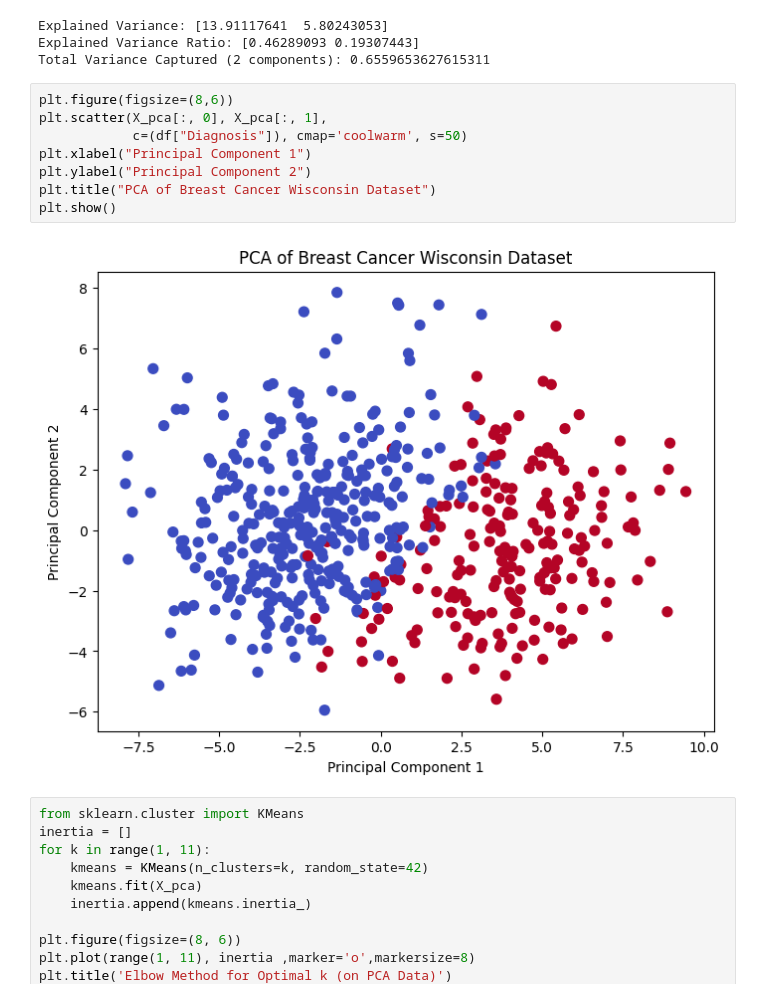
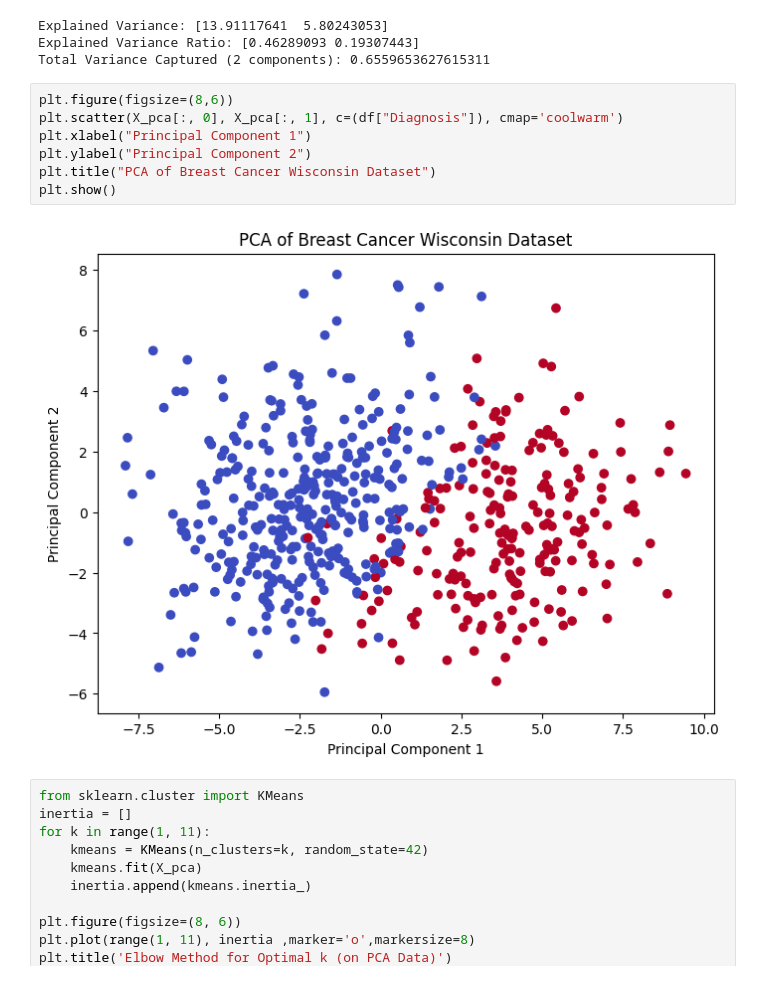
Before and after one commit to kanika-07cs/Task18-17.10.25-, a Jupyter notebook: Task.ipynb, the cells around one changed output. Cells and saved outputs as stored; diff of their text form.

```diff
--- a/Task.ipynb
+++ b/Task.ipynb
@@ -159,14 +159,13 @@ Explained Variance Ratio: [0.46289093 0.19307443]
 Total Variance Captured (2 components): 0.6559653627615311
 # %%
 plt.figure(figsize=(8,6))
-plt.scatter(X_pca[:, 0], X_pca[:, 1],
-            c=(df["Diagnosis"]), cmap='coolwarm', s=50)
+plt.scatter(X_pca[:, 0], X_pca[:, 1], c=(df["Diagnosis"]), cmap='coolwarm')
 plt.xlabel("Principal Component 1")
 plt.ylabel("Principal Component 2")
 plt.title("PCA of Breast Cancer Wisconsin Dataset")
 plt.show()
 # %% [output]
-[figure, old version]
+[figure, new version]
 # %%
 from sklearn.cluster import KMeans
 inertia = []
```
